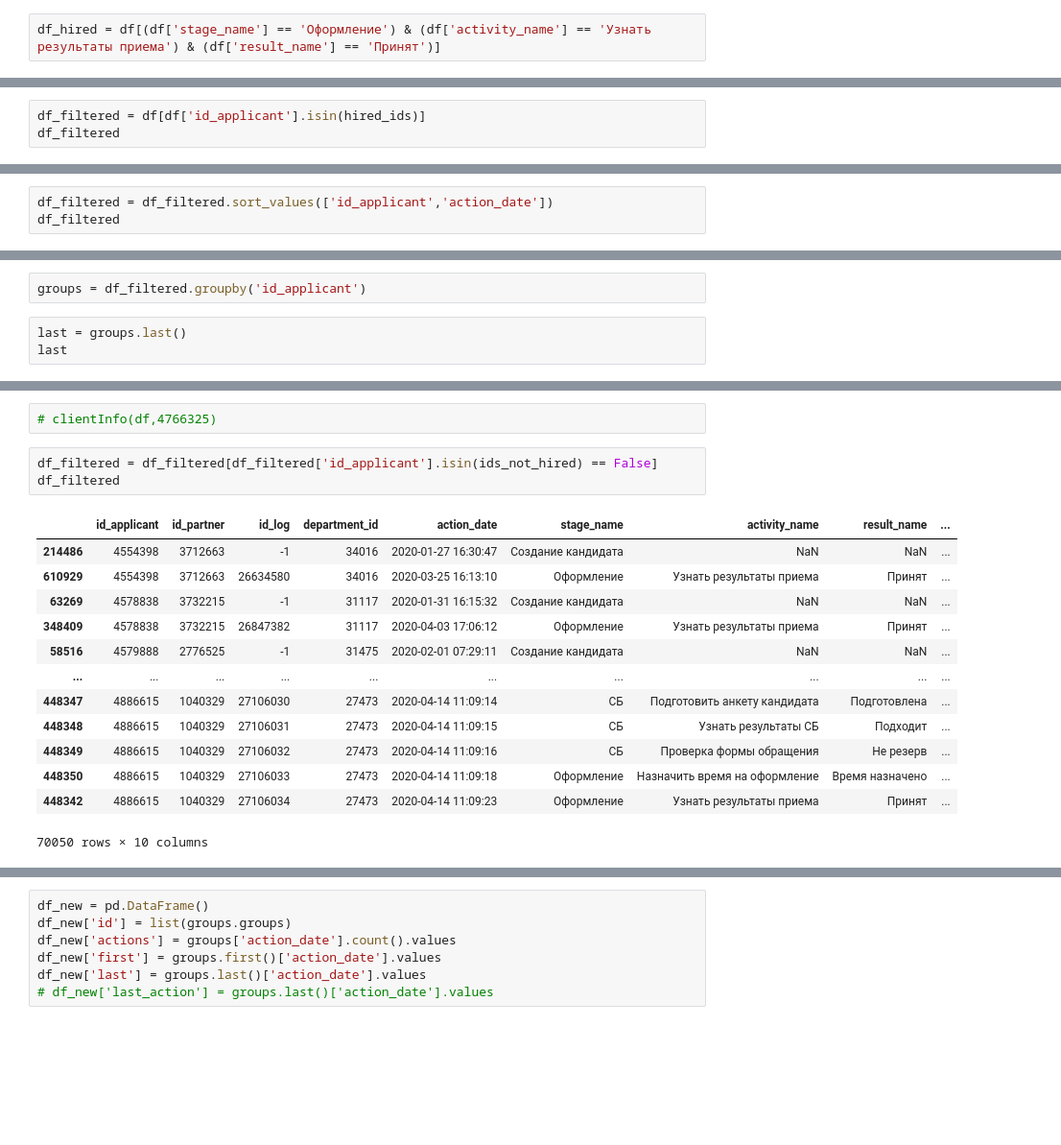
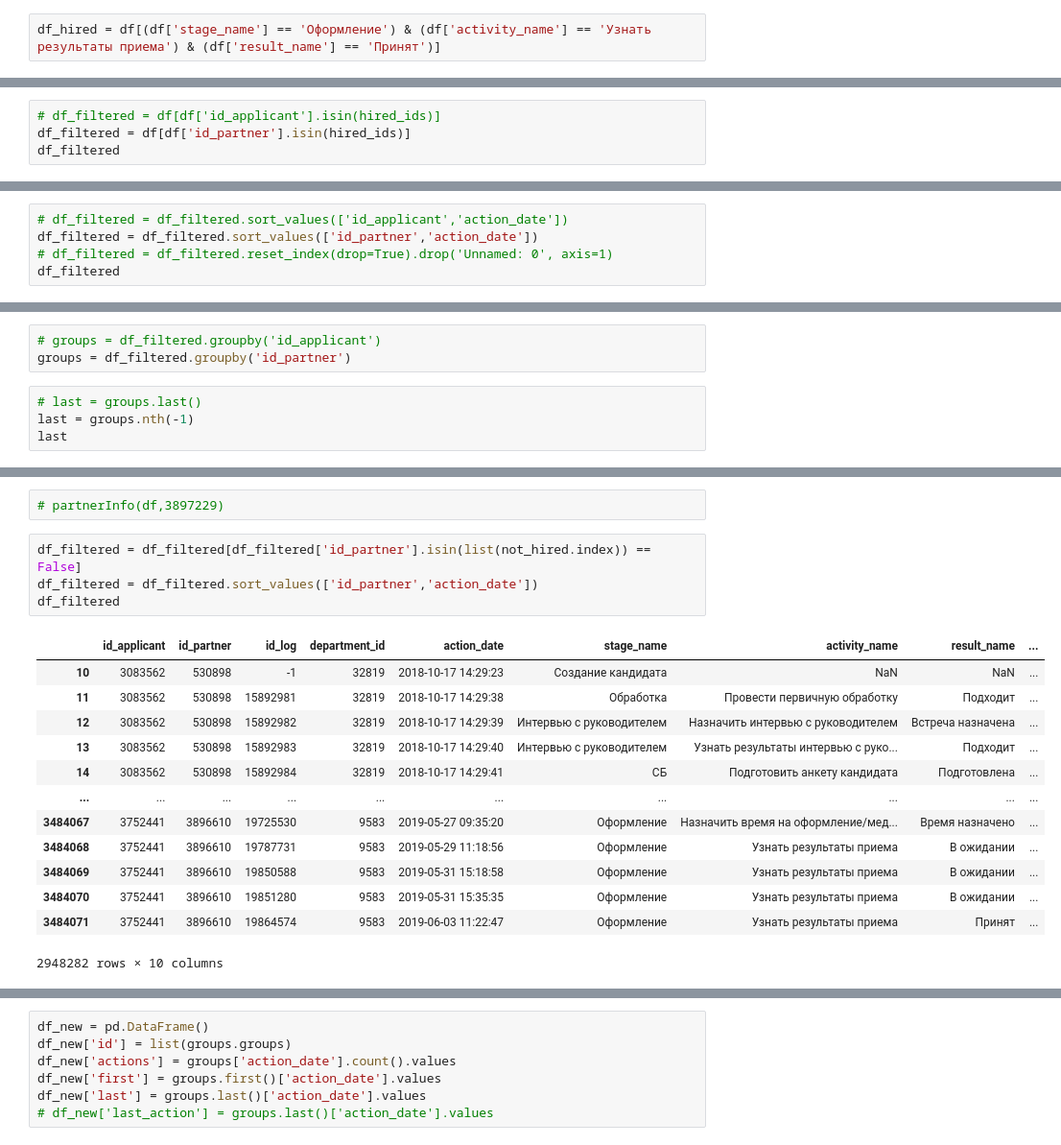
Before and after one commit to Timkasyan/NIR_group_1, a Jupyter notebook: tth.ipynb, the cells around one changed output, grey strips where cells are left out. Shown at 96% size. Drawn from its saved outputs; the diff is of its cells as text; blank space fills up the shorter version.

```diff
--- a/tth.ipynb
+++ b/tth.ipynb
@@ -115,4 +125,5 @@ len(ids)
 # %%
-df_filtered = df[df['id_applicant'].isin(hired_ids)]
+# df_filtered = df[df['id_applicant'].isin(hired_ids)]
+df_filtered = df[df['id_partner'].isin(hired_ids)]
 df_filtered
 # %% [output]
@@ -132,5 +143,7 @@ df_filtered
 # %%
-df_filtered = df_filtered.sort_values(['id_applicant','action_date'])
+# df_filtered = df_filtered.sort_values(['id_applicant','action_date'])
+df_filtered = df_filtered.sort_values(['id_partner','action_date'])
+# df_filtered = df_filtered.reset_index(drop=True).drop('Unnamed: 0', axis=1)
 df_filtered
 # %% [output]
 |  | id_applicant | id_partner | id_log | department_id | action_date | stage_name | activity_name | result_name | ... |
@@ -149,6 +162,8 @@ df_filtered
 # %%
-groups = df_filtered.groupby('id_applicant')
+# groups = df_filtered.groupby('id_applicant')
+groups = df_filtered.groupby('id_partner')
 # %%
-last = groups.last()
+# last = groups.last()
+last = groups.nth(-1)
 last
 # %% [output]
@@ -187,19 +235,20 @@ not_hired = last[last['result_name'] != 'Принят']
 # %%
-# clientInfo(df,4766325)
+# partnerInfo(df,3897229)
 # %%
-df_filtered = df_filtered[df_filtered['id_applicant'].isin(ids_not_hired) == False]
+df_filtered = df_filtered[df_filtered['id_partner'].isin(list(not_hired.index)) == False]
+df_filtered = df_filtered.sort_values(['id_partner','action_date'])
 df_filtered
 # %% [output]
 |  | id_applicant | id_partner | id_log | department_id | action_date | stage_name | activity_name | result_name | ... |
-| 214486 | 4554398 | 3712663 | -1 | 34016 | 2020-01-27 16:30:47 | Создание кандидата | NaN | NaN | ... |
-| 610929 | 4554398 | 3712663 | 26634580 | 34016 | 2020-03-25 16:13:10 | Оформление | Узнать результаты приема | Принят | ... |
-| 63269 | 4578838 | 3732215 | -1 | 31117 | 2020-01-31 16:15:32 | Создание кандидата | NaN | NaN | ... |
-| 348409 | 4578838 | 3732215 | 26847382 | 31117 | 2020-04-03 17:06:12 | Оформление | Узнать результаты приема | Принят | ... |
-| 58516 | 4579888 | 2776525 | -1 | 31475 | 2020-02-01 07:29:11 | Создание кандидата | NaN | NaN | ... |
+| 10 | 3083562 | 530898 | -1 | 32819 | 2018-10-17 14:29:23 | Создание кандидата | NaN | NaN | ... |
+| 11 | 3083562 | 530898 | 15892981 | 32819 | 2018-10-17 14:29:38 | Обработка | Провести первичную обработку | Подходит | ... |
+| 12 | 3083562 | 530898 | 15892982 | 32819 | 2018-10-17 14:29:39 | Интервью с руководителем | Назначить интервью с руководителем | Встреча назначена | ... |
+| 13 | 3083562 | 530898 | 15892983 | 32819 | 2018-10-17 14:29:40 | Интервью с руководителем | Узнать результаты интервью с руко... | Подходит | ... |
+| 14 | 3083562 | 530898 | 15892984 | 32819 | 2018-10-17 14:29:41 | СБ | Подготовить анкету кандидата | Подготовлена | ... |
 | ... | ... | ... | ... | ... | ... | ... | ... | ... | ... |
-| 448347 | 4886615 | 1040329 | 27106030 | 27473 | 2020-04-14 11:09:14 | СБ | Подготовить анкету кандидата | Подготовлена | ... |
-| 448348 | 4886615 | 1040329 | 27106031 | 27473 | 2020-04-14 11:09:15 | СБ | Узнать результаты СБ | Подходит | ... |
-| 448349 | 4886615 | 1040329 | 27106032 | 27473 | 2020-04-14 11:09:16 | СБ | Проверка формы обращения | Не резерв | ... |
-| 448350 | 4886615 | 1040329 | 27106033 | 27473 | 2020-04-14 11:09:18 | Оформление | Назначить время на оформление | Время назначено | ... |
-| 448342 | 4886615 | 1040329 | 27106034 | 27473 | 2020-04-14 11:09:23 | Оформление | Узнать результаты приема | Принят | ... |
+| 3484067 | 3752441 | 3896610 | 19725530 | 9583 | 2019-05-27 09:35:20 | Оформление | Назначить время на оформление/мед... | Время назначено | ... |
+| 3484068 | 3752441 | 3896610 | 19787731 | 9583 | 2019-05-29 11:18:56 | Оформление | Узнать результаты приема | В ожидании | ... |
+| 3484069 | 3752441 | 3896610 | 19850588 | 9583 | 2019-05-31 15:18:58 | Оформление | Узнать результаты приема | В ожидании | ... |
+| 3484070 | 3752441 | 3896610 | 19851280 | 9583 | 2019-05-31 15:35:35 | Оформление | Узнать результаты приема | В ожидании | ... |
+| 3484071 | 3752441 | 3896610 | 19864574 | 9583 | 2019-06-03 11:22:47 | Оформление | Узнать результаты приема | Принят | ... |
-70050 rows × 10 columns
+2948282 rows × 10 columns
```
Also changed, not shown: parts of 40 cells of this notebook.
